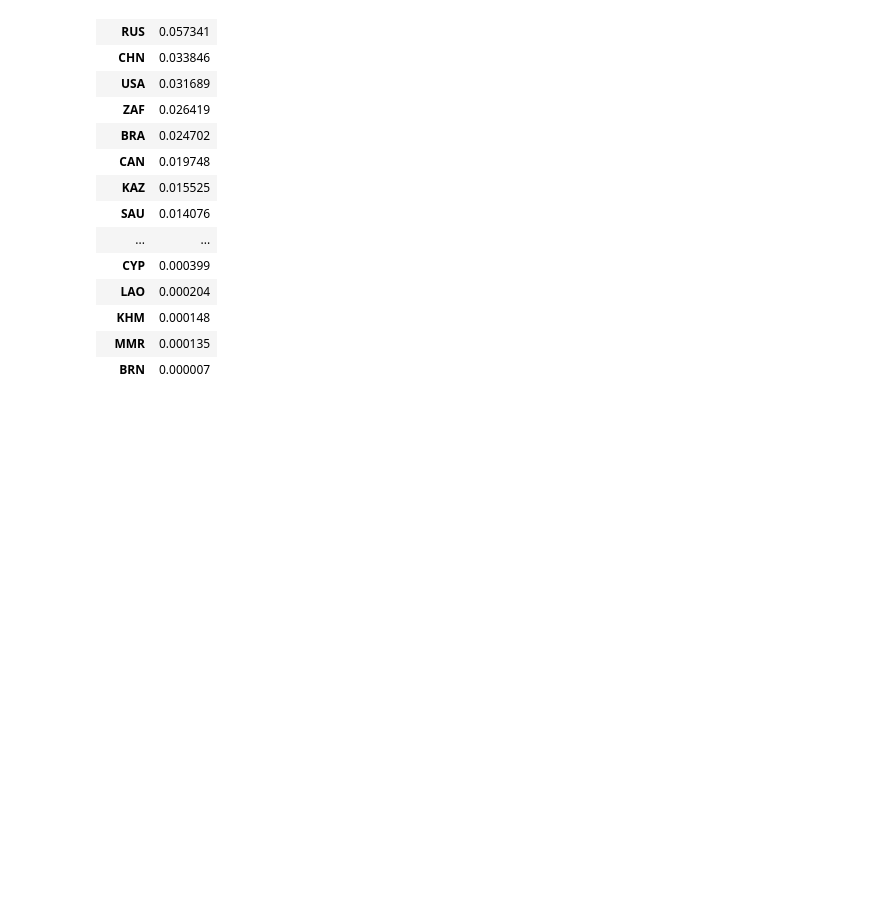
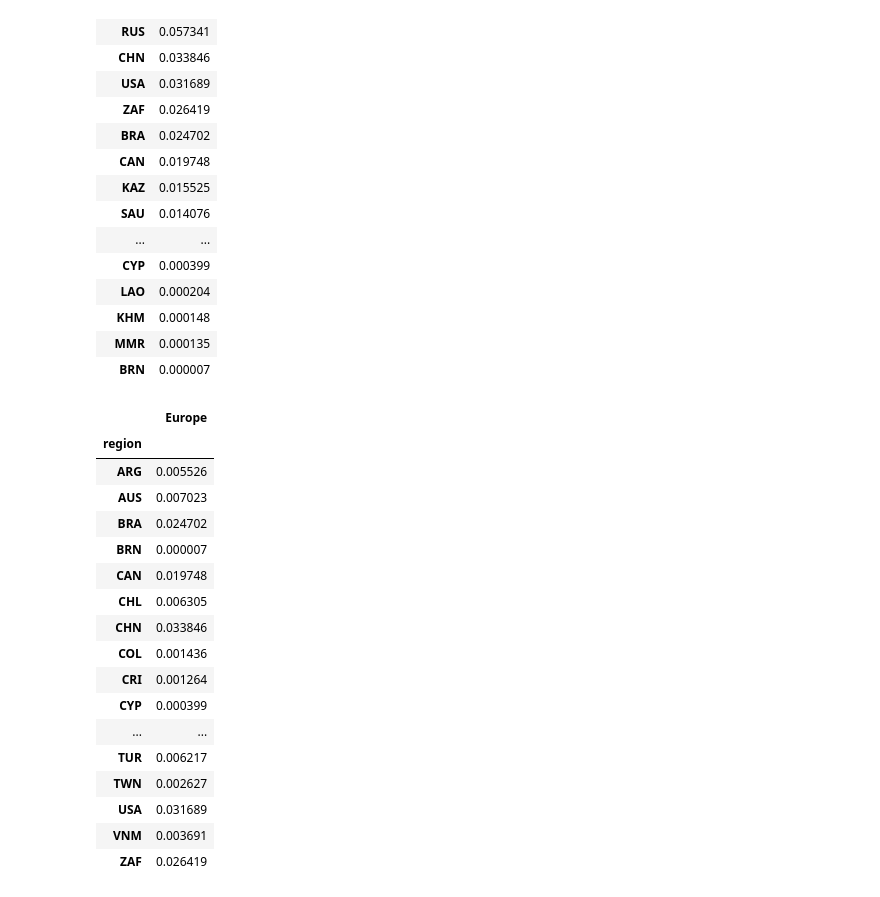
Before and after one commit to spjuhel/Boario-Climada-Compound_Events, a Jupyter notebook: Notebooks/SPC_compute.ipynb, the cells around one changed output. Cells and saved outputs as stored; diff of their text form; code cells hidden in the pictures; blank space fills up the shorter version.

```diff
--- a/Notebooks/SPC_compute.ipynb
+++ b/Notebooks/SPC_compute.ipynb
@@ -106,3 +106,24 @@ SPC_EU.sort_values(by="Europe",ascending=False)
 | KHM | 0.000148 |
 | MMR | 0.000135 |
 | BRN | 0.000007 |
+# %%
+SPC_EU
+# %% [output]
+|  | Europe |
+| region |  |
+| ARG | 0.005526 |
+| AUS | 0.007023 |
+| BRA | 0.024702 |
+| BRN | 0.000007 |
+| CAN | 0.019748 |
+| CHL | 0.006305 |
+| CHN | 0.033846 |
+| COL | 0.001436 |
+| CRI | 0.001264 |
+| CYP | 0.000399 |
+| ... | ... |
+| TUR | 0.006217 |
+| TWN | 0.002627 |
+| USA | 0.031689 |
+| VNM | 0.003691 |
+| ZAF | 0.026419 |
```
Also changed, not shown: parts of 3 cells of this notebook.
